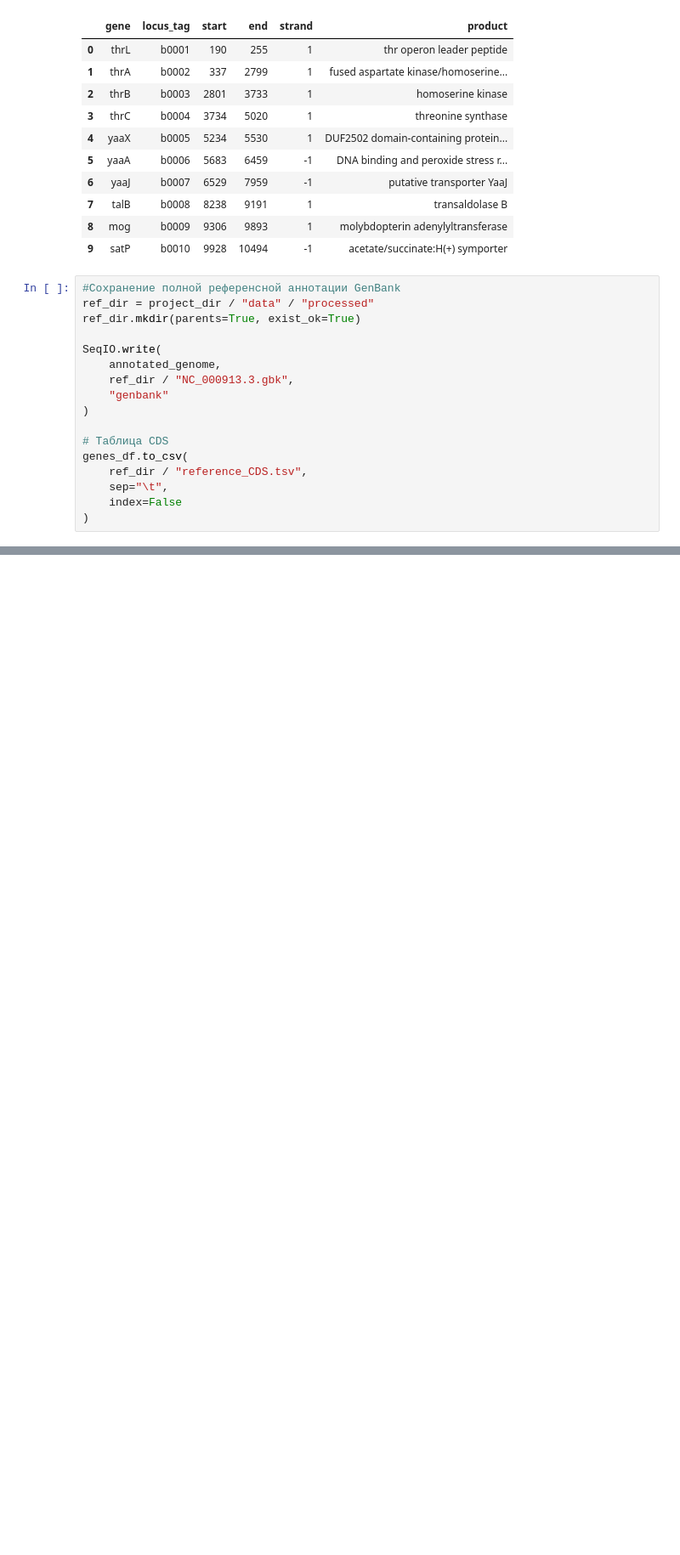
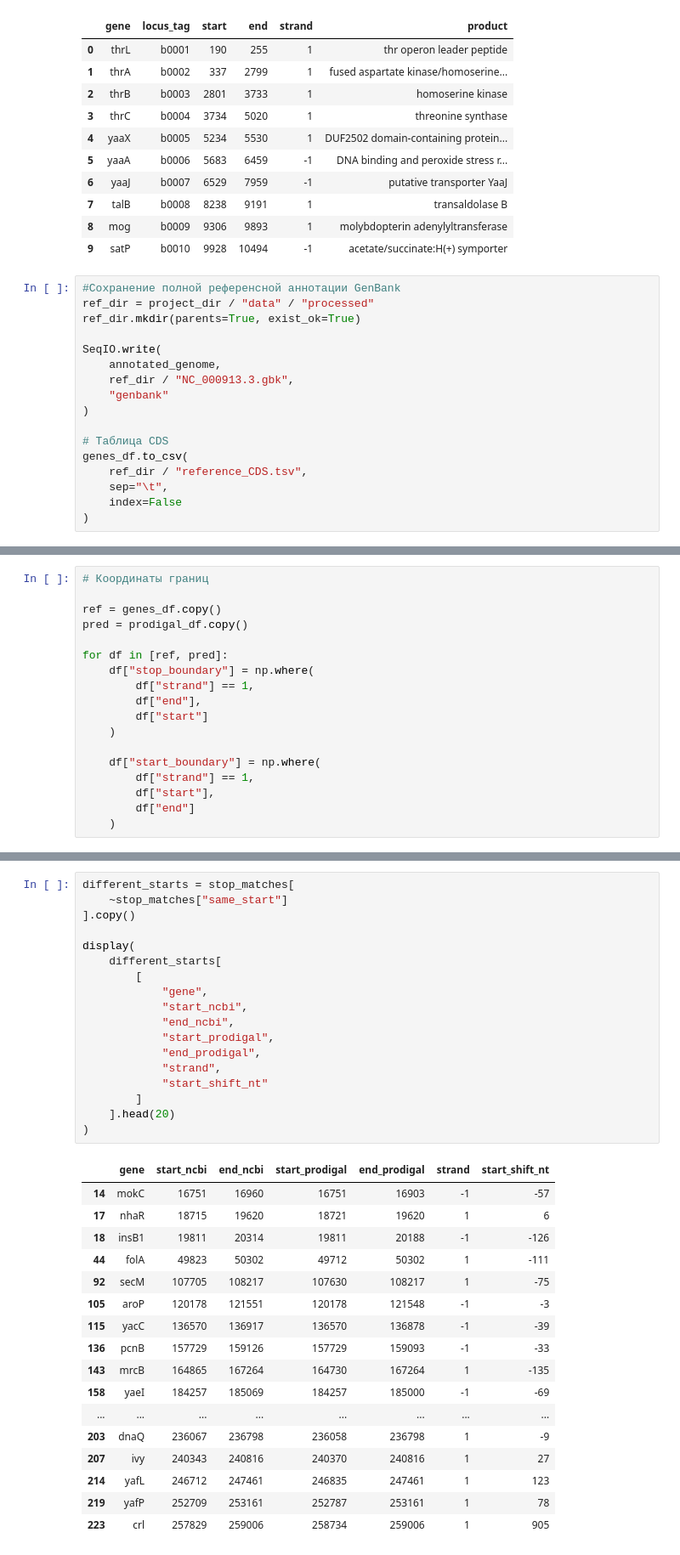
Before and after one commit to dankasokol/Genome-annotation-E.coli-K12, a Jupyter notebook: notebooks/01_genome_exploration.ipynb, the cells around one changed output, grey strips where cells are left out. Shown at 85% size. Drawn from its saved outputs; the diff is of its cells as text; blank space fills up the shorter version.

```diff
--- a/notebooks/01_genome_exploration.ipynb
+++ b/notebooks/01_genome_exploration.ipynb
@@ -234,0 +410,18 @@ genes_df.to_csv(
+# %%
+# Координаты границ
+
+ref = genes_df.copy()
+pred = prodigal_df.copy()
+
+for df in [ref, pred]:
+    df["stop_boundary"] = np.where(
+        df["strand"] == 1,
+        df["end"],
+        df["start"]
+    )
+
+    df["start_boundary"] = np.where(
+        df["strand"] == 1,
+        df["start"],
+        df["end"]
+    )
@@ -234,0 +460,36 @@ genes_df.to_csv(
+# %%
+different_starts = stop_matches[
+    ~stop_matches["same_start"]
+].copy()
+
+display(
+    different_starts[
+        [
+            "gene",
+            "start_ncbi",
+            "end_ncbi",
+            "start_prodigal",
+            "end_prodigal",
+            "strand",
+            "start_shift_nt"
+        ]
+    ].head(20)
+)
+# %% [output]
+|  | gene | start_ncbi | end_ncbi | start_prodigal | end_prodigal | strand | start_shift_nt |
+| 14 | mokC | 16751 | 16960 | 16751 | 16903 | -1 | -57 |
+| 17 | nhaR | 18715 | 19620 | 18721 | 19620 | 1 | 6 |
+| 18 | insB1 | 19811 | 20314 | 19811 | 20188 | -1 | -126 |
+| 44 | folA | 49823 | 50302 | 49712 | 50302 | 1 | -111 |
+| 92 | secM | 107705 | 108217 | 107630 | 108217 | 1 | -75 |
+| 105 | aroP | 120178 | 121551 | 120178 | 121548 | -1 | -3 |
+| 115 | yacC | 136570 | 136917 | 136570 | 136878 | -1 | -39 |
+| 136 | pcnB | 157729 | 159126 | 157729 | 159093 | -1 | -33 |
+| 143 | mrcB | 164865 | 167264 | 164730 | 167264 | 1 | -135 |
+| 158 | yaeI | 184257 | 185069 | 184257 | 185000 | -1 | -69 |
+| ... | ... | ... | ... | ... | ... | ... | ... |
+| 203 | dnaQ | 236067 | 236798 | 236058 | 236798 | 1 | -9 |
+| 207 | ivy | 240343 | 240816 | 240370 | 240816 | 1 | 27 |
+| 214 | yafL | 246712 | 247461 | 246835 | 247461 | 1 | 123 |
+| 219 | yafP | 252709 | 253161 | 252787 | 253161 | 1 | 78 |
+| 223 | crl | 257829 | 259006 | 258734 | 259006 | 1 | 905 |
```
Also changed, not shown: parts of 11 cells of this notebook.
